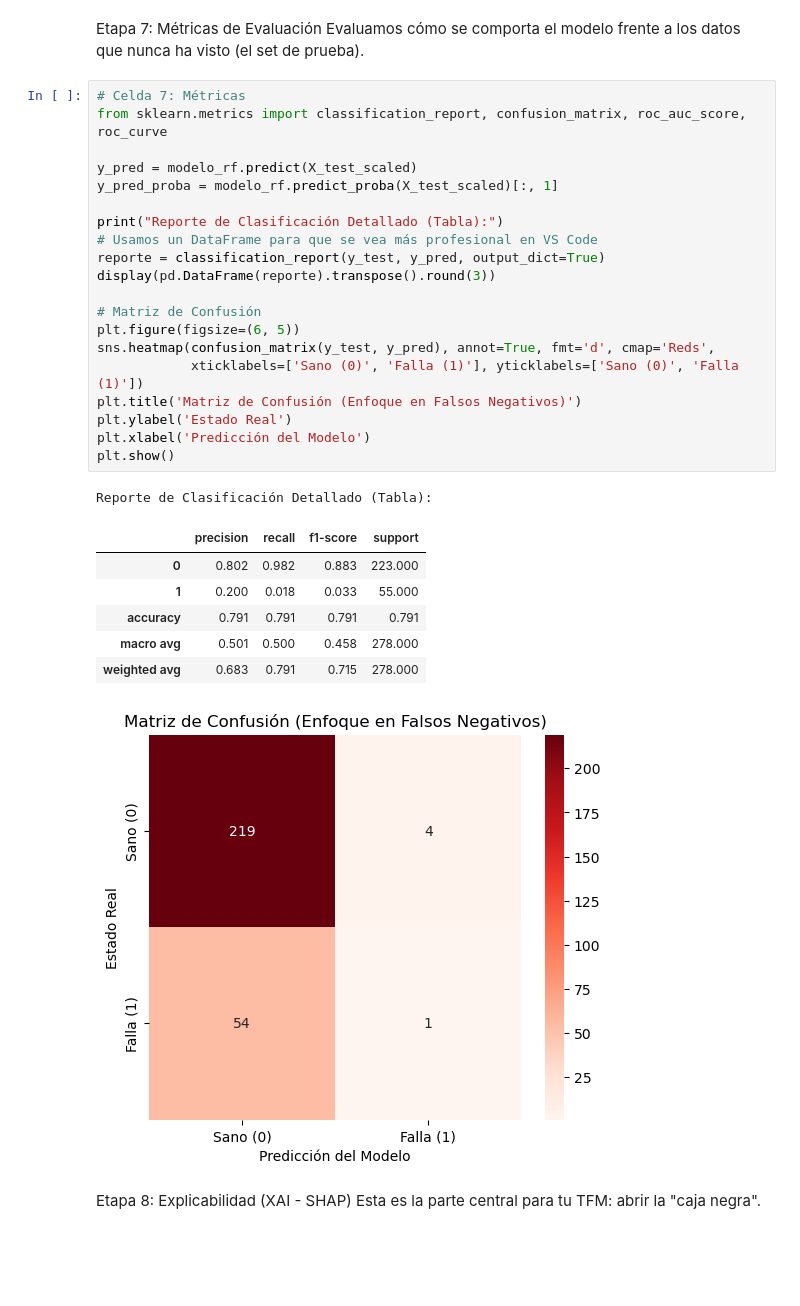
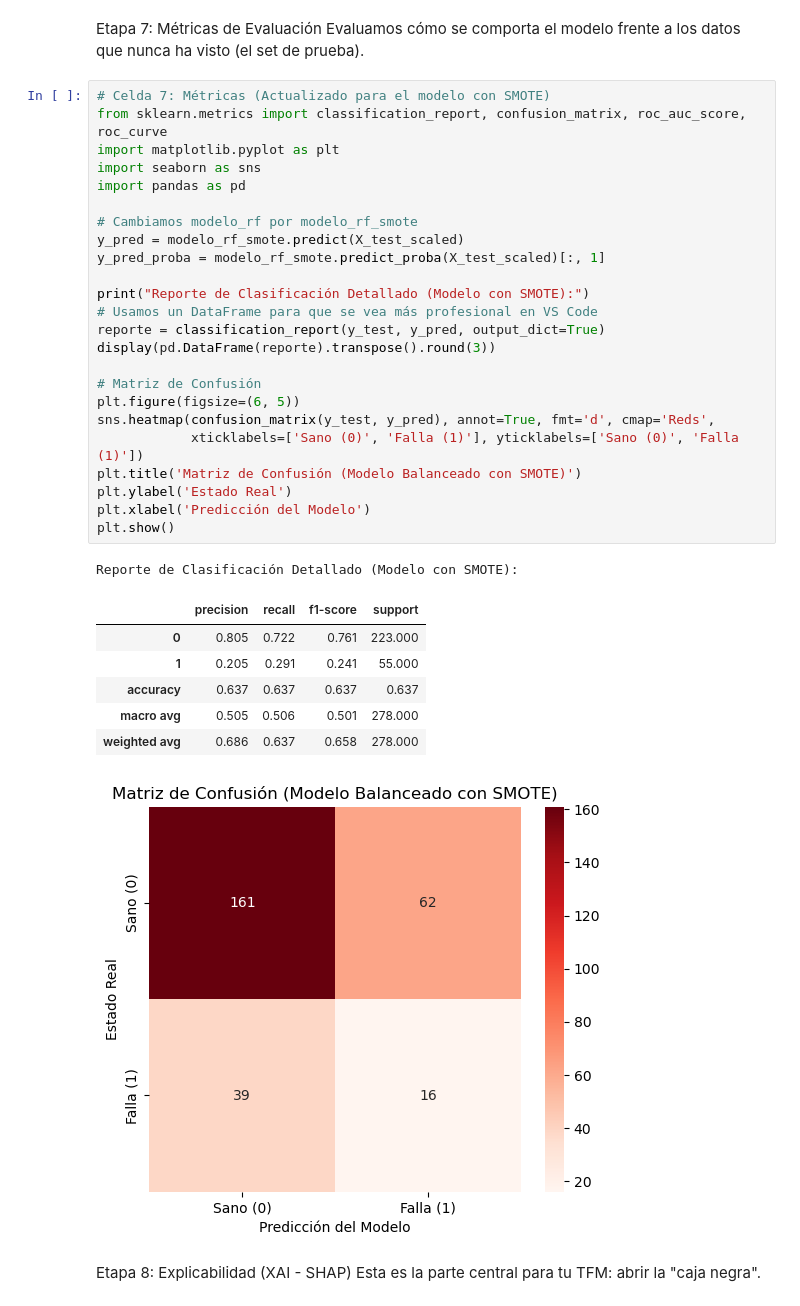
Before and after one commit to SMartinezC013/TFM_UNIR, a Jupyter notebook: PruebasCristhian_3turbinas.ipynb, the cells around one changed output. Saved outputs shown, nothing was run; the diff lists cells and outputs as text; blank space fills up the shorter version.

```diff
--- a/PruebasCristhian_3turbinas.ipynb
+++ b/PruebasCristhian_3turbinas.ipynb
@@ -167,34 +167,38 @@ Passing `palette` without assigning `hue` is deprecated and will be removed in v
 Etapa 7: Métricas de Evaluación
 Evaluamos cómo se comporta el modelo frente a los datos que nunca ha visto (el set de prueba).
 # %%
-# Celda 7: Métricas
+# Celda 7: Métricas (Actualizado para el modelo con SMOTE)
 from sklearn.metrics import classification_report, confusion_matrix, roc_auc_score, roc_curve
+import matplotlib.pyplot as plt
+import seaborn as sns
+import pandas as pd
 
-y_pred = modelo_rf.predict(X_test_scaled)
-y_pred_proba = modelo_rf.predict_proba(X_test_scaled)[:, 1]
+# Cambiamos modelo_rf por modelo_rf_smote
+y_pred = modelo_rf_smote.predict(X_test_scaled)
+y_pred_proba = modelo_rf_smote.predict_proba(X_test_scaled)[:, 1]
 
-print("Reporte de Clasificación Detallado (Tabla):")
+print("Reporte de Clasificación Detallado (Modelo con SMOTE):")
 # Usamos un DataFrame para que se vea más profesional en VS Code
 reporte = classification_report(y_test, y_pred, output_dict=True)
 display(pd.DataFrame(reporte).transpose().round(3))
 
 # Matriz de Confusión
 plt.figure(figsize=(6, 5))
 sns.heatmap(confusion_matrix(y_test, y_pred), annot=True, fmt='d', cmap='Reds',
             xticklabels=['Sano (0)', 'Falla (1)'], yticklabels=['Sano (0)', 'Falla (1)'])
-plt.title('Matriz de Confusión (Enfoque en Falsos Negativos)')
+plt.title('Matriz de Confusión (Modelo Balanceado con SMOTE)')
 plt.ylabel('Estado Real')
 plt.xlabel('Predicción del Modelo')
 plt.show()
 # %% [output]
-Reporte de Clasificación Detallado (Tabla):
+Reporte de Clasificación Detallado (Modelo con SMOTE):
 |  | precision | recall | f1-score | support |
-| 0 | 0.802 | 0.982 | 0.883 | 223.000 |
-| 1 | 0.200 | 0.018 | 0.033 | 55.000 |
-| accuracy | 0.791 | 0.791 | 0.791 | 0.791 |
-| macro avg | 0.501 | 0.500 | 0.458 | 278.000 |
-| weighted avg | 0.683 | 0.791 | 0.715 | 278.000 |
+| 0 | 0.805 | 0.722 | 0.761 | 223.000 |
+| 1 | 0.205 | 0.291 | 0.241 | 55.000 |
+| accuracy | 0.637 | 0.637 | 0.637 | 0.637 |
+| macro avg | 0.505 | 0.506 | 0.501 | 278.000 |
+| weighted avg | 0.686 | 0.637 | 0.658 | 278.000 |
-[figure, old version]
+[figure, new version]
 # %% [markdown]
 Etapa 8: Explicabilidad (XAI - SHAP)
 Esta es la parte central para tu TFM: abrir la "caja negra".
```
Also changed, not shown: parts of 9 cells of this notebook.
